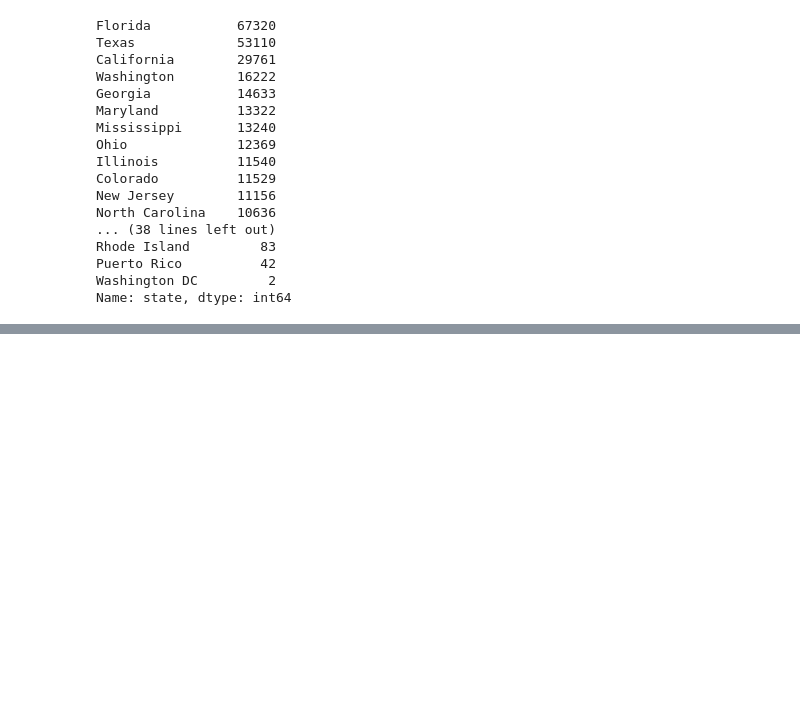
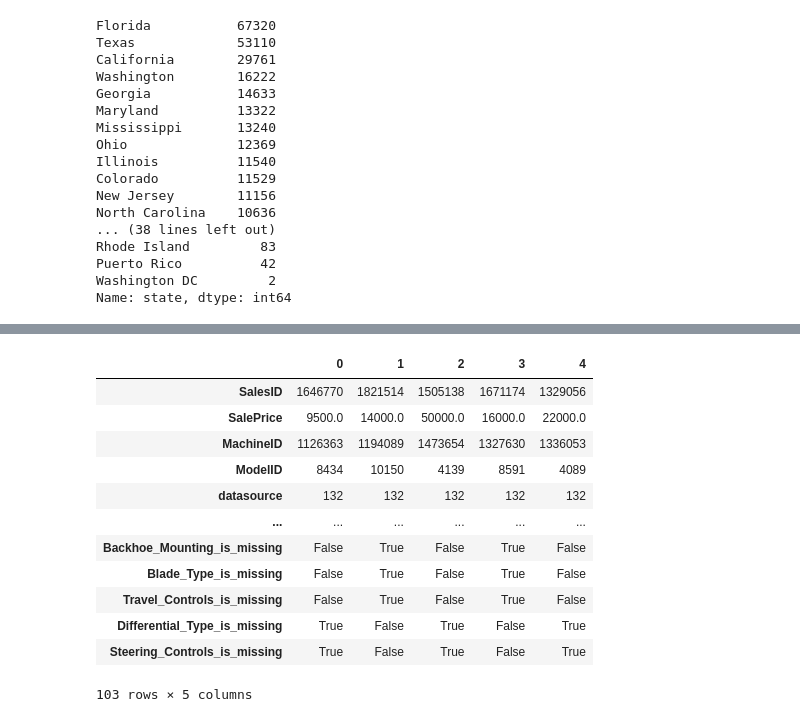
Before and after one commit to wutchara/bulldozer-price-predicttion-project, a Jupyter notebook: end-to-end-bulldozer-price-regression.ipynb, the cells around one changed output, grey strips where cells are left out. Drawn from its saved outputs; the diff is of its cells as text; code cells hidden in the pictures; blank space fills up the shorter version.

```diff
--- a/end-to-end-bulldozer-price-regression.ipynb
+++ b/end-to-end-bulldozer-price-regression.ipynb
@@ -315,0 +612,9 @@ Name: state, dtype: int64
+# %%
+# Fill numeric rows with the median
+for label, content in df_tmp.items():
+    if pd.api.types.is_numeric_dtype(content):
+        if pd.isnull(content).sum():
+            # Add a binary column which tells if the data was missing our not
+            df_tmp[label+"_is_missing"] = pd.isnull(content)
+            # Fill missing numeric values with median since it's more robust than the mean
+            df_tmp[label] = content.fillna(content.median())
@@ -315,0 +625,6 @@ Name: state, dtype: int64
+# %%
+# Check if there's any null values
+for label, content in df_tmp.items():
+    if pd.api.types.is_numeric_dtype(content):
+        if pd.isnull(content).sum():
+            print(label)
@@ -315,0 +642,5 @@ Name: state, dtype: int64
+# %%
+# Check columns which *aren't* numeric
+for label, content in df_tmp.items():
+    if not pd.api.types.is_numeric_dtype(content):
+        print(label)
@@ -315,0 +665,9 @@ Name: state, dtype: int64
+# %%
+# Turn categorical variables into numbers
+for label, content in df_tmp.items():
+    # Check columns which *aren't* numeric
+    if not pd.api.types.is_numeric_dtype(content):
+        # Add binary column to inidicate whether sample had missing value
+        df_tmp[label+"_is_missing"] = pd.isnull(content)
+        # We add the +1 because pandas encodes missing categories as -1
+        df_tmp[label] = pd.Categorical(content).codes+1
@@ -315,0 +697,16 @@ Name: state, dtype: int64
+# %%
+df_tmp.head().T
+# %% [output]
+|  | 0 | 1 | 2 | 3 | 4 |
+| SalesID | 1646770 | 1821514 | 1505138 | 1671174 | 1329056 |
+| SalePrice | 9500.0 | 14000.0 | 50000.0 | 16000.0 | 22000.0 |
+| MachineID | 1126363 | 1194089 | 1473654 | 1327630 | 1336053 |
+| ModelID | 8434 | 10150 | 4139 | 8591 | 4089 |
+| datasource | 132 | 132 | 132 | 132 | 132 |
+| ... | ... | ... | ... | ... | ... |
+| Backhoe_Mounting_is_missing | False | True | False | True | False |
+| Blade_Type_is_missing | False | True | False | True | False |
+| Travel_Controls_is_missing | False | True | False | True | False |
+| Differential_Type_is_missing | True | False | True | False | True |
+| Steering_Controls_is_missing | True | False | True | False | True |
+103 rows × 5 columns
```
Also changed, not shown: parts of 90 cells of this notebook.
